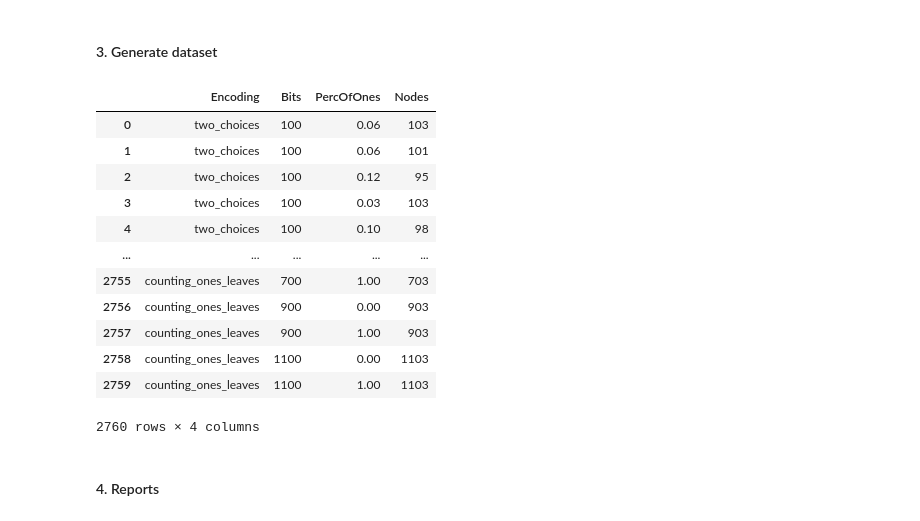
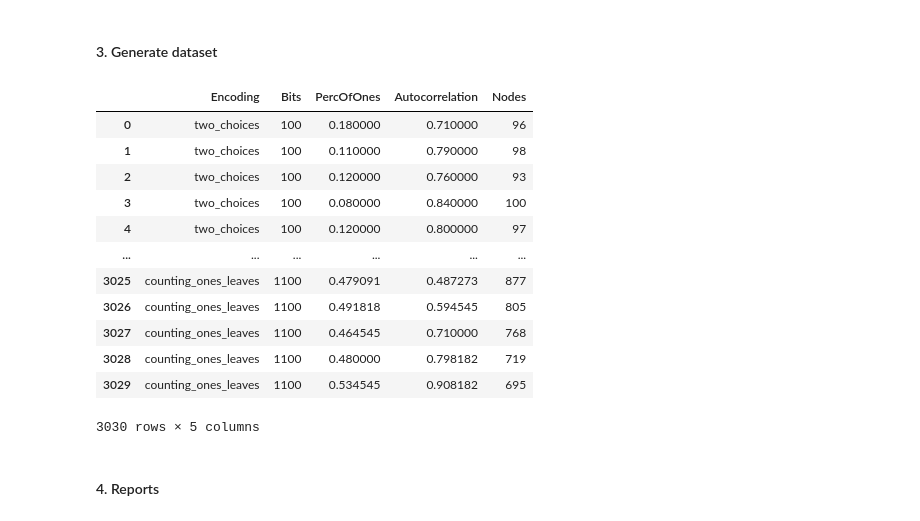
Before and after one commit to marcomaida/claycode, a Jupyter notebook: experiments/bit_to_tree/encoding_comparison.ipynb, the cells around one changed output. Cells and saved outputs as stored; diff of their text form; code cells hidden in the pictures.

Commit message:
Add autocorrelation eval

```diff
--- a/experiments/bit_to_tree/encoding_comparison.ipynb
+++ b/experiments/bit_to_tree/encoding_comparison.ipynb
@@ -80,51 +76,60 @@ Discarding ['fibonaccio']
 # %%
 BIT_STRING_LENGTHS = [100, 300, 500, 700, 900, 1100]
 PROBABILITY_OF_ONE = [.1, .2, .3, .4, .5, .6, .7, .8, .9]
+AUTOCORRELATION = [.1, .2, .3, .4, .5, .6, .7, .8, .9]
 SAMPLES_PER_STRING_TYPE = 10
+SAMPLES_PER_STRING_TYPE_AC = 3
 
 # Build generic random data set with random string.
 dataset_generic = [util.gen_bit_string(length, prob_of_one)
                         for length in BIT_STRING_LENGTHS
                         for prob_of_one in PROBABILITY_OF_ONE
                         for _ in range(SAMPLES_PER_STRING_TYPE)]
 
 # Inject some edge cases (all zeros, all ones)
 dataset_generic += [util.gen_bit_string(length, prob_of_one)
                         for length in BIT_STRING_LENGTHS
                         for prob_of_one in [0., 1.]]
 
+
+dataset_generic += [util.gen_bit_string_with_autocorrelation(length, ac)
+                        for length in BIT_STRING_LENGTHS
+                        for ac in AUTOCORRELATION
+                        for _ in range(SAMPLES_PER_STRING_TYPE_AC)]
+
 def dataset_for_encoding (encoding_name, bit_to_tree_fun):
     # Generate random bit strings with various properties
     # Given a bit string, generate a data point
     # [encoding name, length, num nodes]
     def data_point(bit_str):
         tree = bit_to_tree_fun(bit_str)
         str_len = len(bit_str)
         perc_of_ones = bit_str.count('1') / str_len
-        return [encoding_name, str_len, perc_of_ones, tree.n_descendants]
+        autocorrelation = util.autocorrelation(bit_str)
+        return [encoding_name, str_len, perc_of_ones, autocorrelation, tree.n_descendants]
 
     return [data_point(bit_str) for bit_str in dataset_generic]
 
 dataset = []
 for encoding_name, btt, _ in ENCODINGS:
     dataset += dataset_for_encoding(encoding_name, btt)
 
-df = pd.DataFrame(dataset, columns=['Encoding', 'Bits', 'PercOfOnes', 'Nodes'])
+df = pd.DataFrame(dataset, columns=['Encoding', 'Bits', 'PercOfOnes', 'Autocorrelation', 'Nodes'])
 df
 # %% [output]
-|  | Encoding | Bits | PercOfOnes | Nodes |
-| 0 | two_choices | 100 | 0.06 | 103 |
-| 1 | two_choices | 100 | 0.06 | 101 |
-| 2 | two_choices | 100 | 0.12 | 95 |
-| 3 | two_choices | 100 | 0.03 | 103 |
-| 4 | two_choices | 100 | 0.10 | 98 |
-| ... | ... | ... | ... | ... |
-| 2755 | counting_ones_leaves | 700 | 1.00 | 703 |
-| 2756 | counting_ones_leaves | 900 | 0.00 | 903 |
-| 2757 | counting_ones_leaves | 900 | 1.00 | 903 |
-| 2758 | counting_ones_leaves | 1100 | 0.00 | 1103 |
-| 2759 | counting_ones_leaves | 1100 | 1.00 | 1103 |
+|  | Encoding | Bits | PercOfOnes | Autocorrelation | Nodes |
+| 0 | two_choices | 100 | 0.180000 | 0.710000 | 96 |
+| 1 | two_choices | 100 | 0.110000 | 0.790000 | 98 |
+| 2 | two_choices | 100 | 0.120000 | 0.760000 | 93 |
+| 3 | two_choices | 100 | 0.080000 | 0.840000 | 100 |
+| 4 | two_choices | 100 | 0.120000 | 0.800000 | 97 |
+| ... | ... | ... | ... | ... | ... |
+| 3025 | counting_ones_leaves | 1100 | 0.479091 | 0.487273 | 877 |
+| 3026 | counting_ones_leaves | 1100 | 0.491818 | 0.594545 | 805 |
+| 3027 | counting_ones_leaves | 1100 | 0.464545 | 0.710000 | 768 |
+| 3028 | counting_ones_leaves | 1100 | 0.480000 | 0.798182 | 719 |
+| 3029 | counting_ones_leaves | 1100 | 0.534545 | 0.908182 | 695 |
-2760 rows × 4 columns
+3030 rows × 5 columns
 # %% [markdown]
 #### 4. Reports
 # %%
```
Also changed, not shown: parts of 3 cells of this notebook.
